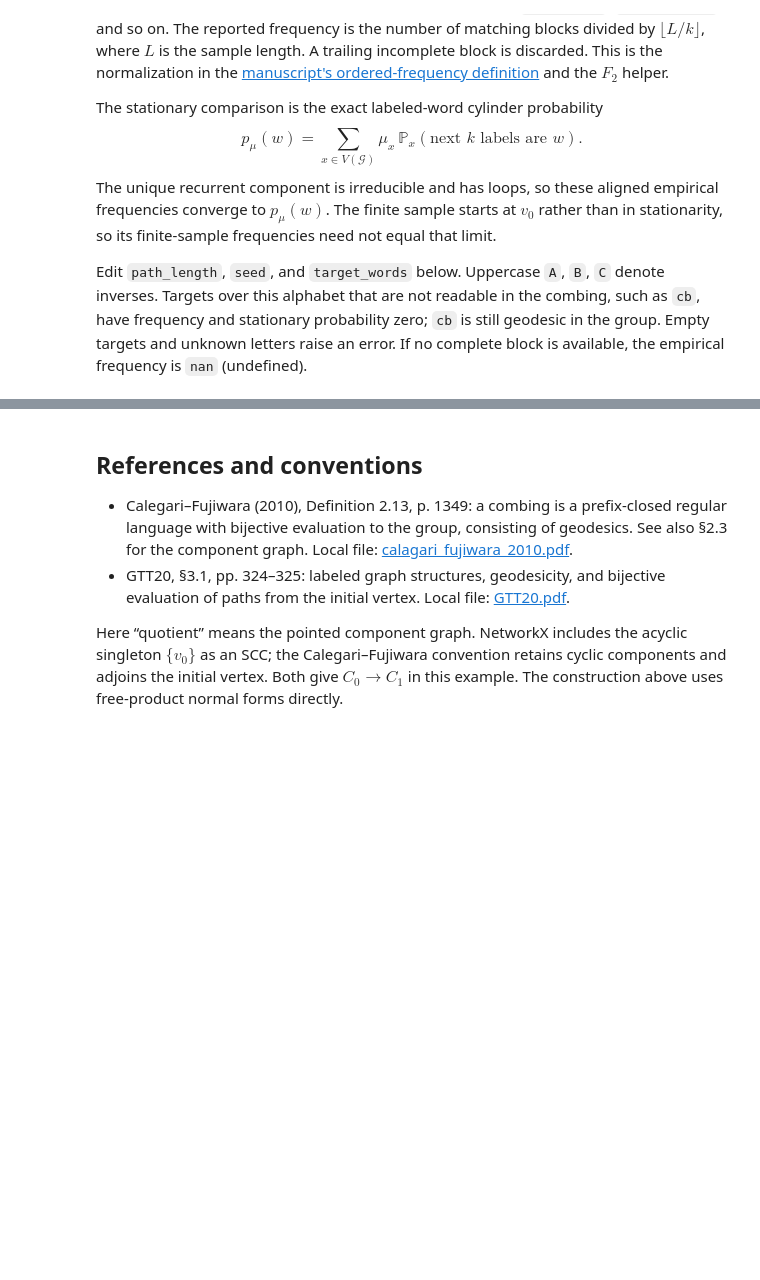
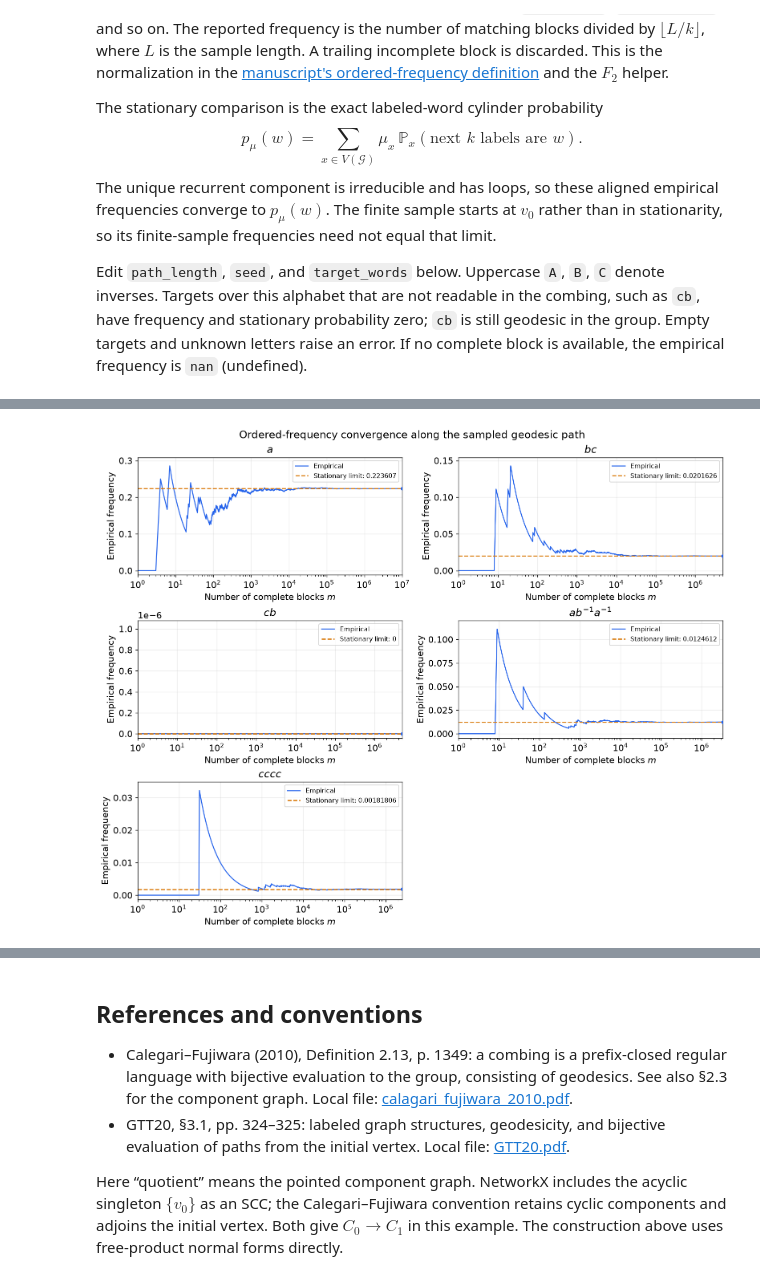
Before and after one commit to DothWalrus/automaton_of_F_2, a Jupyter notebook: geodesic_combing_zz2.ipynb, the cells around one changed output, grey strips where cells are left out. Drawn from its saved outputs; the diff is of its cells as text; code cells hidden in the pictures; blank space fills up the shorter version.

```diff
--- a/geodesic_combing_zz2.ipynb
+++ b/geodesic_combing_zz2.ipynb
@@ -938,9 +965,9 @@ Geodesic-combing automaton for reference:
 <img src="zz2_automaton.png" width="600">
 # %%
 # Configuration: all targets are measured on the same seeded path.
-path_length = 100_000
-seed = None
-target_words = ['a', 'aa', 'bc', 'cb', 'aB', 'aBA','aBcC','cccccc']
+path_length = 10_000_000
+seed = int('67')
+target_words = ['a', 'bc', 'cb', 'aBA','cccc']
 
 from IPython.display import Markdown
 
@@ -1028,10 +1055,11 @@ for word in target_words:
 print(f'N-weighted path from v0: {path_length:,} letters; seed={seed}.')
 print('First 60 letters:', ''.join(sigma[:60]))
 print('Exact stationary values are stored in frequency_results.')
-rows = ['| Word | Count | Complete blocks | Empirical frequency | Stationary limit |',
-        '|:--|--:|--:|--:|--:|']
+rows = ['| Word | Count | Complete blocks | Empirical frequency | Stationary limit | Exact stationary limit |',
+        '|:--|--:|--:|--:|--:|:--|']
 for result in frequency_results:
     rows.append(f"| `{result['word']}` | {result['count']:,} | {result['num_blocks']:,} | "
-                f"{result['frequency']:.6f} | {float(result['stationary_probability']):.6f} |")
+                f"{result['frequency']:.6f} | {float(result['stationary_probability']):.6f} | "
+                f"${sp.latex(result['stationary_probability'])}$ |")
 display(Markdown('\n'.join(rows)))
 # %% [output]
@@ -1050,0 +1076,73 @@ Exact stationary values are stored in frequency_results.
+# %%
+# Cumulative ordered frequencies on the SAME sampled path sigma from above.
+# The horizontal axis counts complete, disjoint blocks of the target's length.
+import numpy as np
+import matplotlib.pyplot as plt
+
+convergence_xscale = 'log'  # Change to 'linear' for equally spaced block counts.
+convergence_max_points = 3000  # Plot fewer points on long paths; count every block.
+
+if not target_words:
+    raise ValueError('Set at least one target word in the preceding cell.')
+if convergence_xscale not in {'log', 'linear'}:
+    raise ValueError("convergence_xscale must be 'log' or 'linear'.")
+if convergence_max_points < 2:
+    raise ValueError('convergence_max_points must be at least 2.')
+
+convergence_sample = np.asarray(sigma, dtype='U1')
+convergence_columns = min(2, len(target_words))
+convergence_rows = (len(target_words) + convergence_columns - 1) // convergence_columns
+fig_frequency, frequency_axes = plt.subplots(
+    convergence_rows, convergence_columns,
+    figsize=(12, 3.2 * convergence_rows), squeeze=False, constrained_layout=True)
+frequency_convergence = {}
+
+for axis, target in zip(frequency_axes.flat, target_words):
+    word = frequency_target(target)
+    k = len(word)
+    num_blocks = len(convergence_sample) // k
+    limit = float(stationary_word_probability(word))
+    axis.set_title('$' + ''.join(letter_tex[s].strip() for s in word) + '$')
+    axis.set_xlabel('Number of complete blocks $m$')
+    axis.set_ylabel('Empirical frequency')
+    axis.set_xscale(convergence_xscale)
+    axis.grid(True, alpha=0.22)
+
+    if num_blocks:
+        blocks = convergence_sample[:num_blocks*k].reshape(num_blocks, k)
+        hits = np.all(blocks == np.asarray(word, dtype='U1'), axis=1)
+        block_counts = np.arange(1, num_blocks + 1)
+        cumulative_frequencies = np.cumsum(hits, dtype=np.int64) / block_counts
+        # All frequencies are computed; only the drawing is downsampled.
+        number_to_plot = min(num_blocks, convergence_max_points)
+        spacing = np.geomspace if convergence_xscale == 'log' else np.linspace
+        plot_indices = np.unique(spacing(1, num_blocks, number_to_plot).astype(int)) - 1
+        axis.plot(block_counts[plot_indices], cumulative_frequencies[plot_indices],
+                  color='#2563eb', lw=1.3, label='Empirical')
+        axis.scatter([num_blocks], [cumulative_frequencies[-1]],
+                     color='#2563eb', s=14, zorder=4)
+        axis.axhline(limit, color='#d97706', ls='--', lw=1.5,
+                     label=f'Stationary limit: {limit:.6g}')
+        # Keep rare-word limits visible even when no occurrences were sampled.
+        frequency_scale = max(float(cumulative_frequencies.max()), limit, 1e-6)
+        axis.set_ylim(-0.04 * frequency_scale, 1.08 * frequency_scale)
+        if num_blocks > 1:
+            axis.set_xlim(1, num_blocks)
+        frequency_convergence[''.join(word)] = {
+            'blocks': block_counts, 'frequencies': cumulative_frequencies,
+            'stationary_probability': limit}
+        axis.legend(fontsize=9, loc='best')
+    else:
+        axis.text(0.5, 0.5, 'No complete blocks in this sample',
+                  transform=axis.transAxes, ha='center', va='center')
+        frequency_convergence[''.join(word)] = {
+            'blocks': np.array([], dtype=int), 'frequencies': np.array([]),
+            'stationary_probability': limit}
+
+for axis in list(frequency_axes.flat)[len(target_words):]:
+    axis.set_visible(False)
+fig_frequency.suptitle('Ordered-frequency convergence along the sampled geodesic path')
+fig_frequency.savefig('zz2_ordered_frequency_convergence.png', dpi=300, bbox_inches='tight')
+plt.show()
+# %% [output]
+[figure, added]
```
Also changed, not shown: parts of 3 cells of this notebook, 3 other files.
